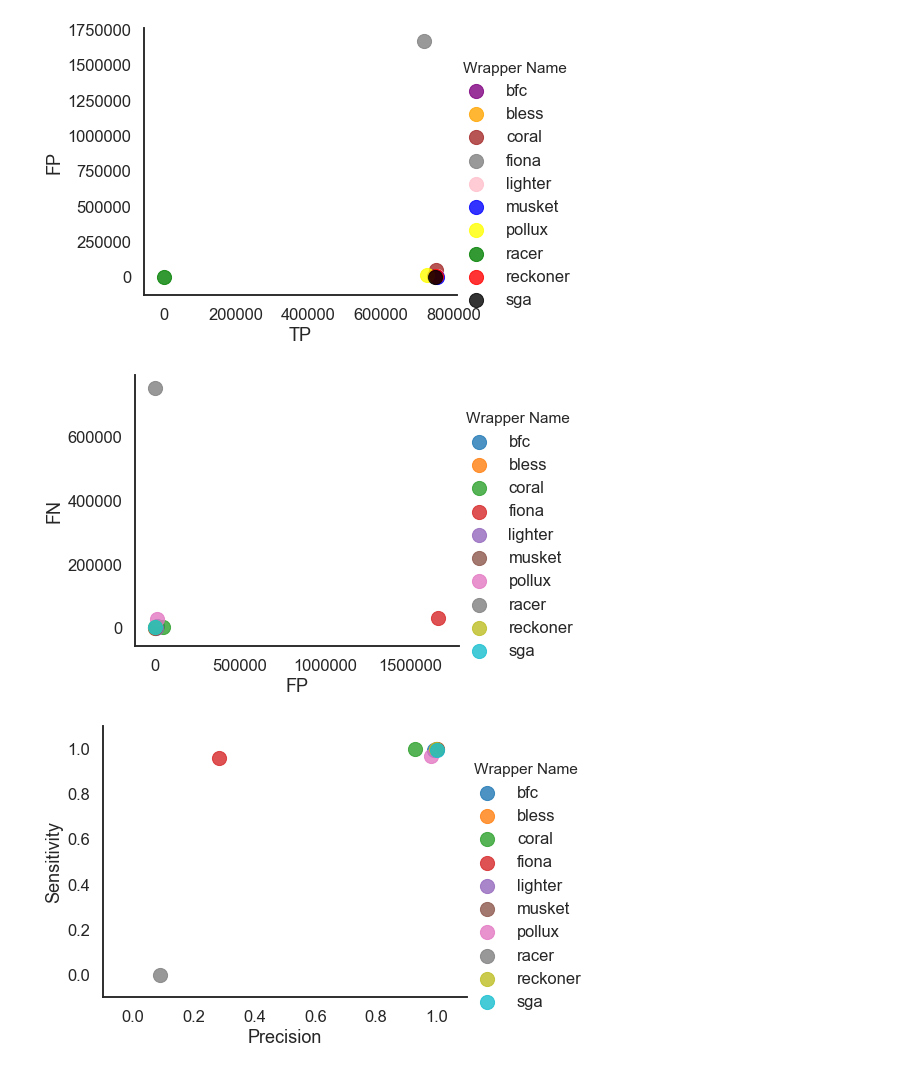
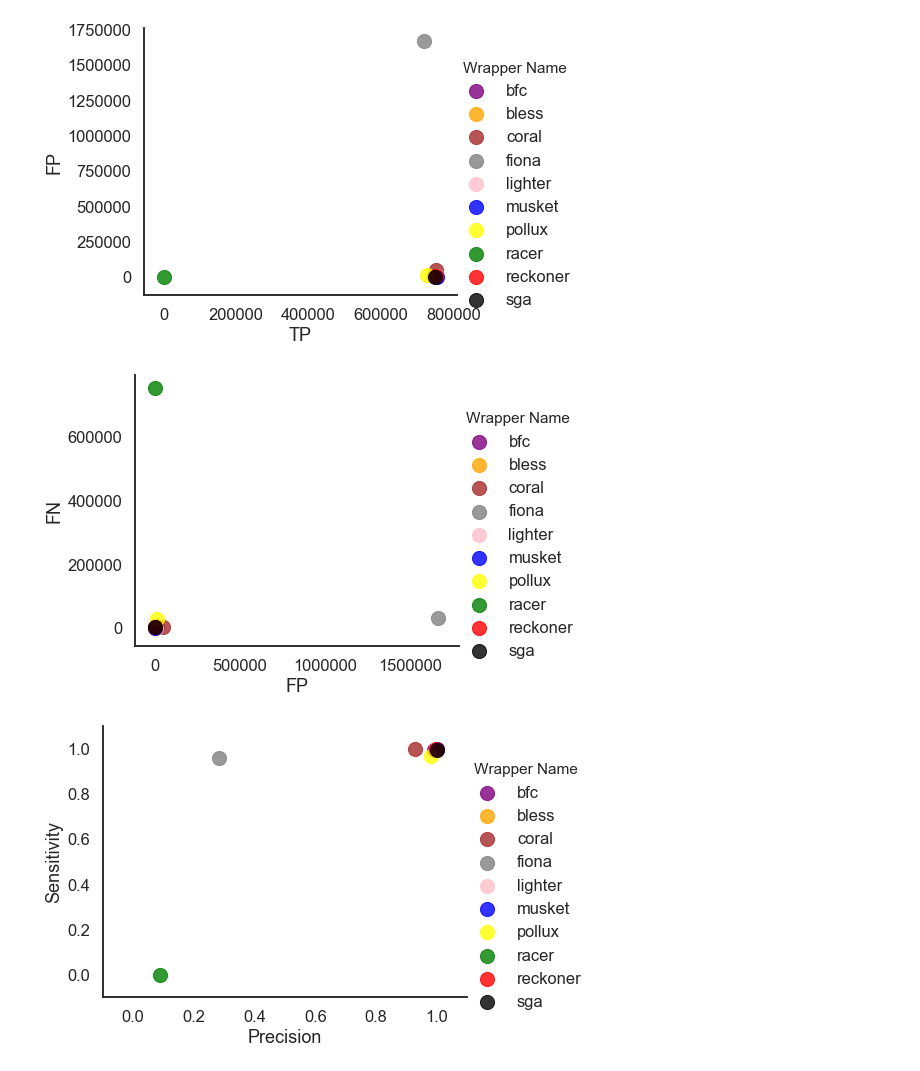
Before and after one commit to Mangul-Lab-USC/benchmarking_error_correction, a Jupyter notebook: notebooks/Ecoli.ipynb, the cells around one changed output. Cells and saved outputs as stored; diff of their text form; code cells hidden in the pictures.

```diff
--- a/notebooks/Ecoli.ipynb
+++ b/notebooks/Ecoli.ipynb
@@ -242,23 +247,23 @@ plt.savefig("../figures/E.coli/lmplot_TP_vs_FP.pdf")
 # %%
 import matplotlib.pyplot as plt
 import seaborn as sns
 g=sns.set_style("white")
 g=sns.set_context("talk")
-g=sns.lmplot(data=result[(result['Coverage'] == 32)] , x='Base - FP', y='Base - FN', hue='Wrapper Name',fit_reg=False,aspect=1.3,scatter_kws={"s": 200})
+g=sns.lmplot(data=result[(result['Coverage'] == 32)] , x='Base - FP', y='Base - FN', hue='Wrapper Name',fit_reg=False,aspect=1.3,scatter_kws={"s": 200},palette=color_dict)
 g.set(xlabel='FP', ylabel='FN')
 #plt.title(str(th)+"bp")
 #g.set(xscale="log");
 g=sns.despine()
 plt.savefig("../figures/E.coli/lmplot_FP_vs_FN.png")
 plt.savefig("../figures/E.coli/lmplot_FP_vs_FN.pdf")
 # %% [output]
-[figure, old version]
+[figure, new version]
 # %%
 import matplotlib.pyplot as plt
 import seaborn as sns
 g=sns.set_style("white")
 g=sns.set_context("talk")
-g=sns.lmplot(data=result[(result['Coverage'] == 32)] , x='Base Precision', y='Base Sensitivity', hue='Wrapper Name',fit_reg=False,aspect=1.3,scatter_kws={"s": 200})
+g=sns.lmplot(data=result[(result['Coverage'] == 32)] , x='Base Precision', y='Base Sensitivity', hue='Wrapper Name',fit_reg=False,aspect=1.3,scatter_kws={"s": 200},palette=color_dict)
 g.set(xlabel='Precision', ylabel='Sensitivity')
 #plt.title(str(th)+"bp")
 #g.set(xscale="log");
@@ -268,4 +273,4 @@ g=sns.despine()
 plt.savefig("../figures/E.coli/lmplot_Precision_vs_Sensitivity.png")
 plt.savefig("../figures/E.coli/lmplot_Precision_vs_Sensitivity.pdf")
 # %% [output]
-[figure, old version]
+[figure, new version]
```
Also changed, not shown: parts of 2 cells of this notebook.
